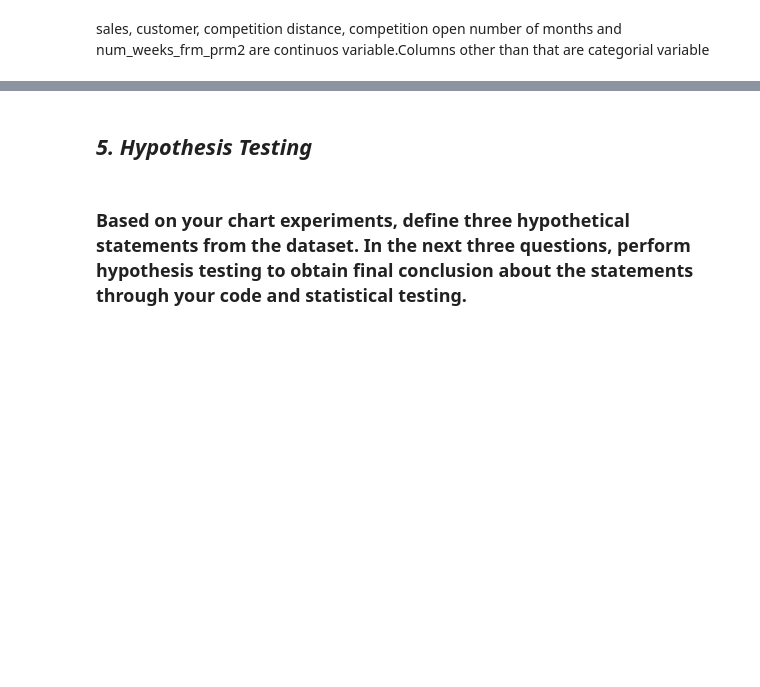
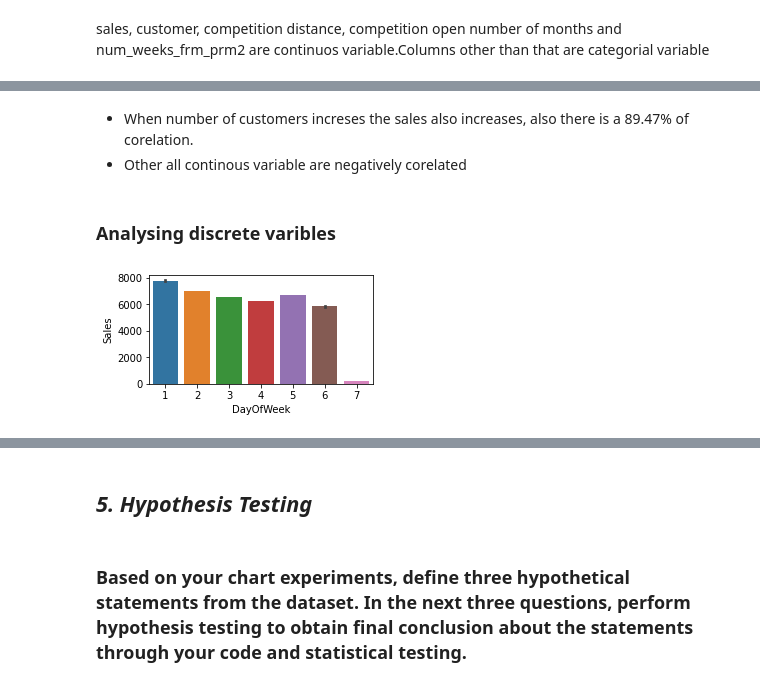
Before and after one commit to Sudar278/Roseman-store-sales-predction-LR-, a Jupyter notebook: Roseman_store_sales_predction(LR).ipynb, the cells around one changed output, grey strips where cells are left out. Saved outputs shown, nothing was run; the diff lists cells and outputs as text; code cells hidden in the pictures; blank space fills up the shorter version.

```diff
--- a/Roseman_store_sales_predction(LR).ipynb
+++ b/Roseman_store_sales_predction(LR).ipynb
@@ -845,0 +608,14 @@ Answer Here
+# %% [markdown]
+
+
+*   When number of customers increses the sales also increases, also there is a 89.47% of corelation.
+*  Other all continous variable are negatively corelated
+# %% [markdown]
+### Analysing discrete varibles
+# %%
+discrete_var=[ 'DayOfWeek', 'Promo','StateHoliday', 'SchoolHoliday','StoreType', 'Assortment', 'Promo2', 'PromoInterval']
+plt.figure(figsize=(4,2))
+sns.barplot(x='DayOfWeek',y='Sales',data=df)
+plt.show()
+# %% [output]
+[figure, added]
```
Also changed, not shown: parts of 124 cells of this notebook.
